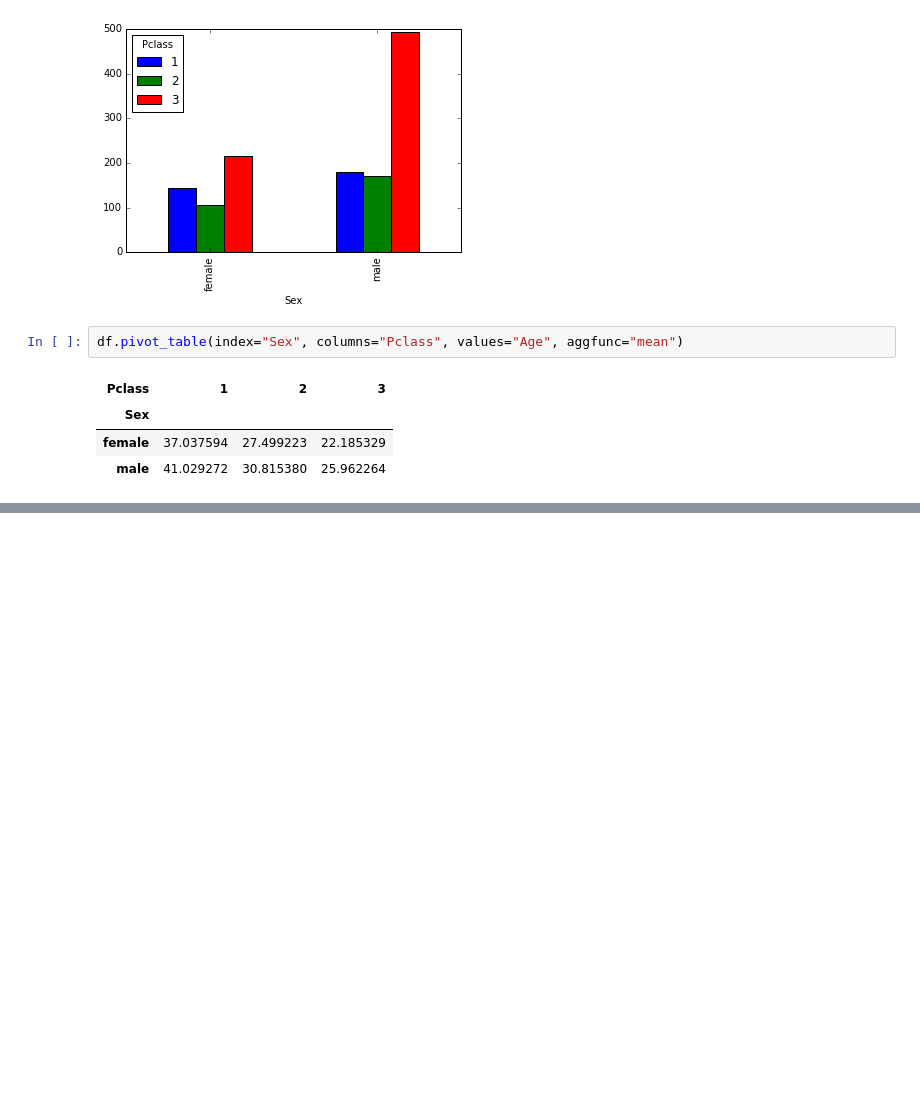
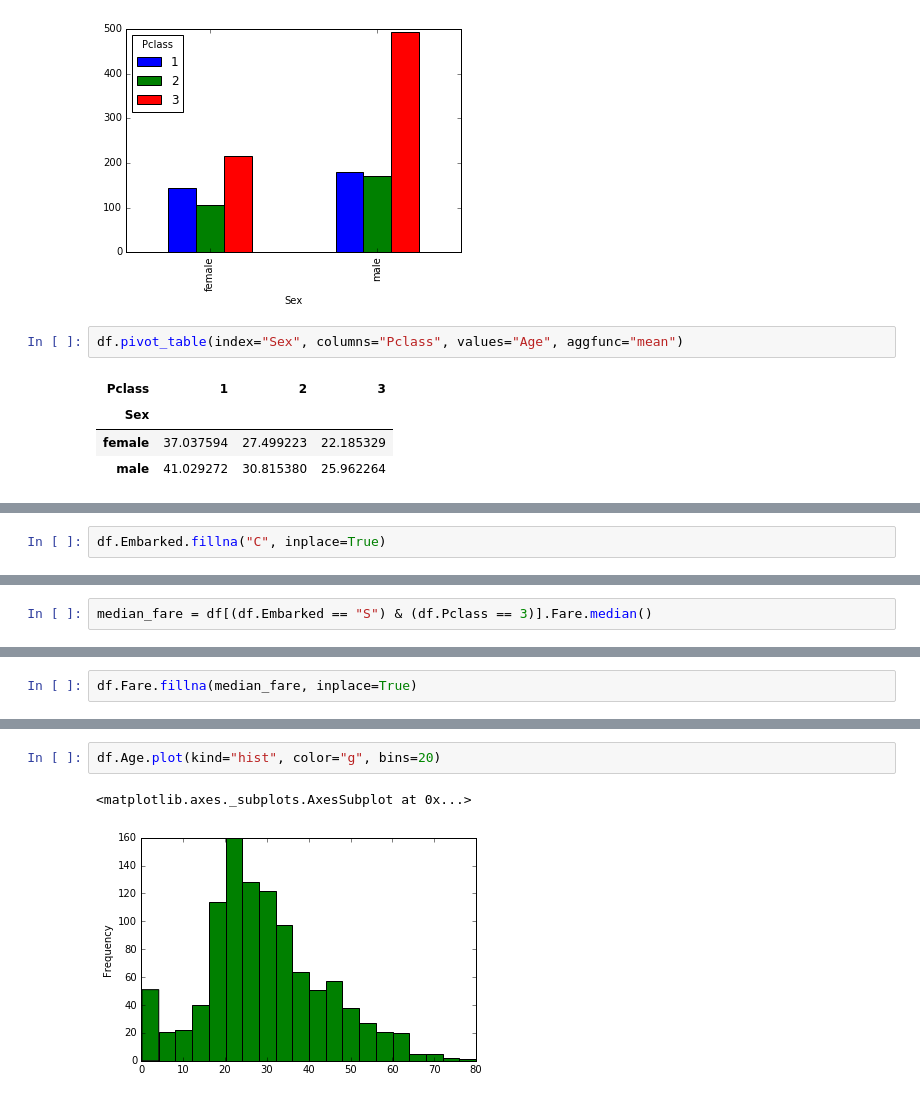
Before and after one commit to yrahul3910/titanic, a Jupyter notebook: notebooks/exploring-processing-data.ipynb, the cells around one changed output, grey strips where cells are left out. Drawn from its saved outputs; the diff is of its cells as text; blank space fills up the shorter version.

```diff
--- a/notebooks/exploring-processing-data.ipynb
+++ b/notebooks/exploring-processing-data.ipynb
@@ -422,0 +479,2 @@ df.pivot_table(index="Sex", columns="Pclass", values="Age", aggfunc="mean")
+# %%
+df.Embarked.fillna("C", inplace=True)
@@ -422,0 +513,2 @@ df.pivot_table(index="Sex", columns="Pclass", values="Age", aggfunc="mean")
+# %%
+median_fare = df[(df.Embarked == "S") & (df.Pclass == 3)].Fare.median()
@@ -422,0 +519,2 @@ df.pivot_table(index="Sex", columns="Pclass", values="Age", aggfunc="mean")
+# %%
+df.Fare.fillna(median_fare, inplace=True)
@@ -422,0 +565,5 @@ df.pivot_table(index="Sex", columns="Pclass", values="Age", aggfunc="mean")
+# %%
+df.Age.plot(kind="hist", color="g", bins=20)
+# %% [output]
+<matplotlib.axes._subplots.AxesSubplot at 0x...>
+[figure, added]
```
Also changed, not shown: parts of 39 cells of this notebook.
